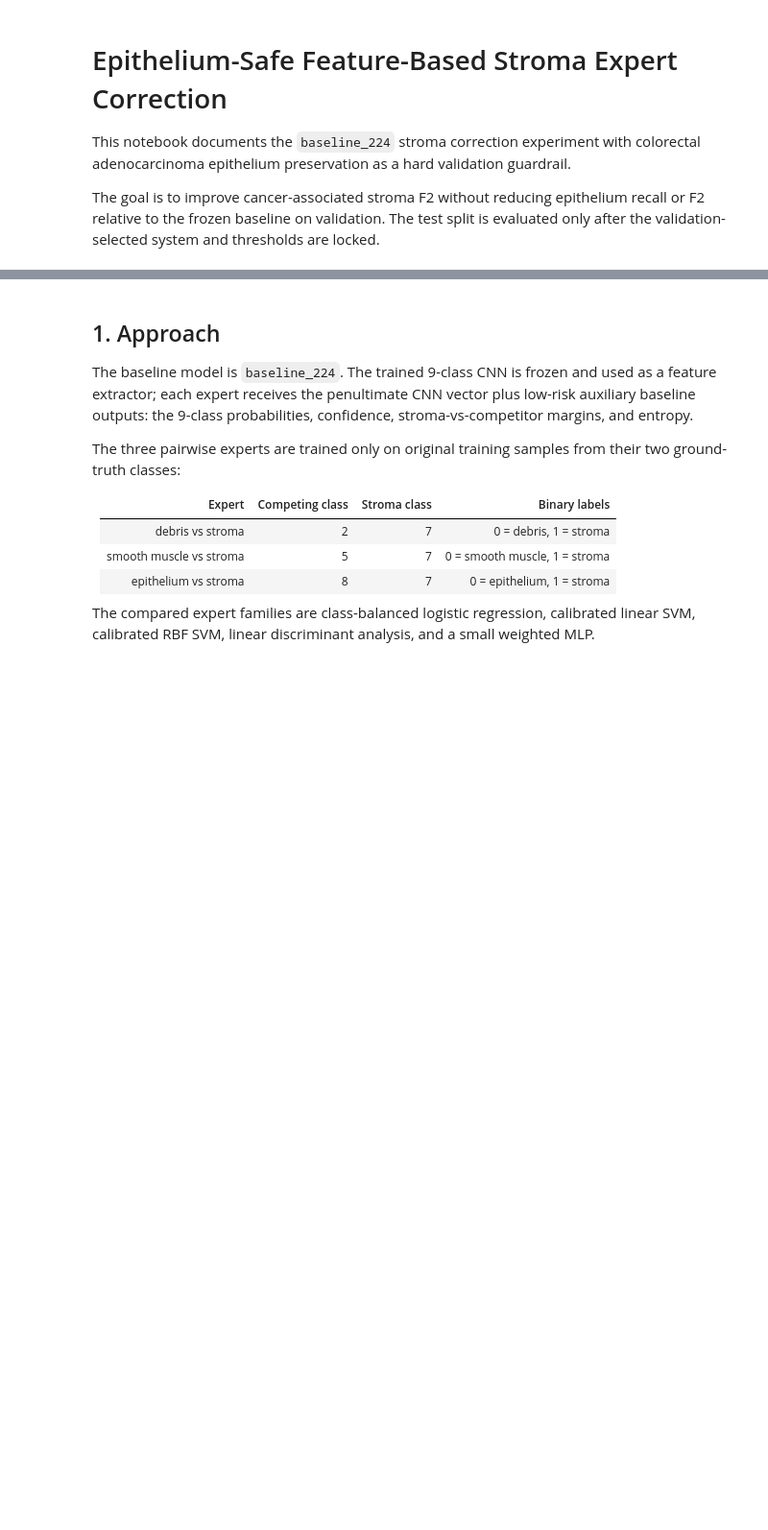
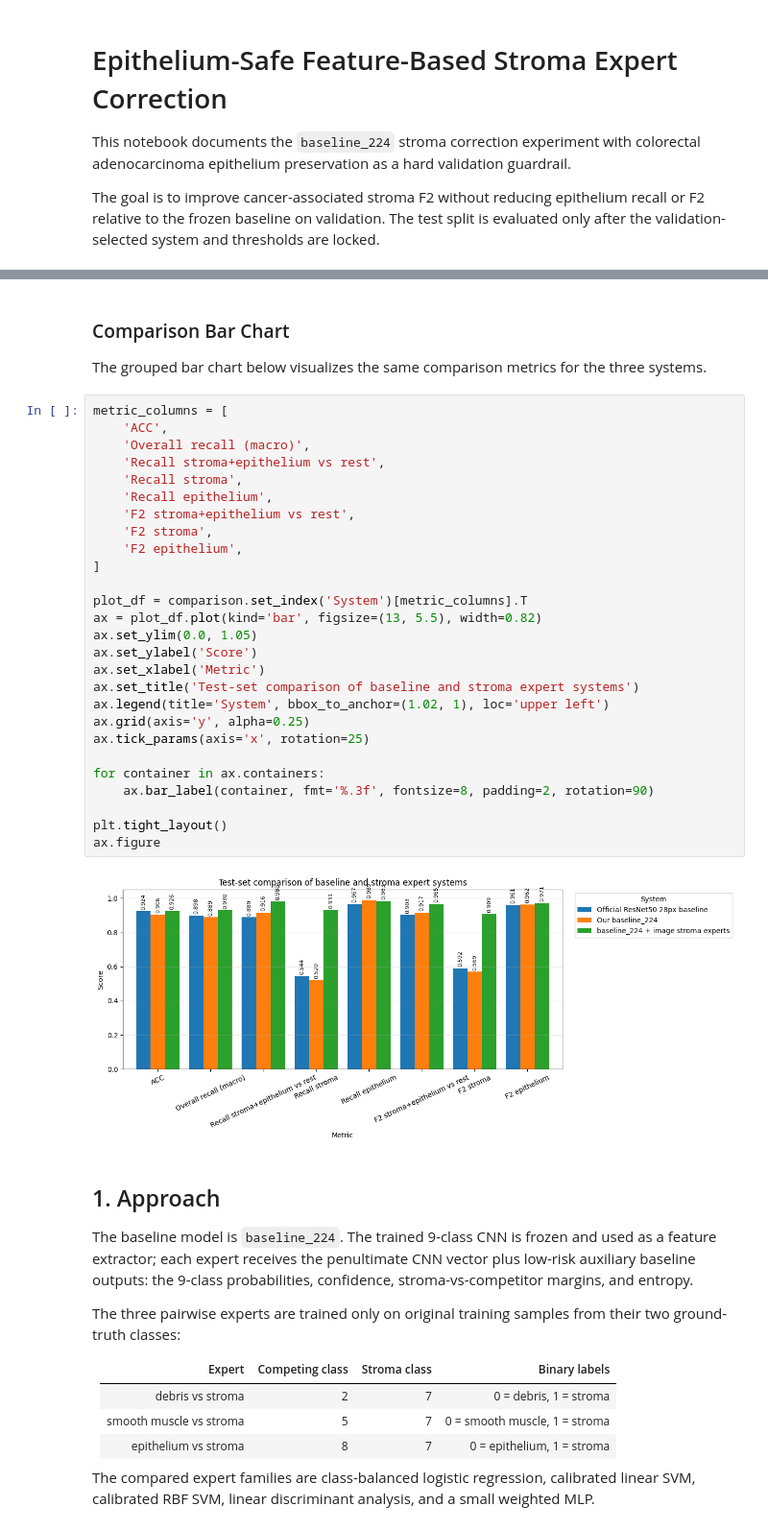
Before and after one commit to nickzerjeski/pathmnist-classification-improvement, a Jupyter notebook: notebooks/feature_stroma_expert_correction.ipynb, the cells around one changed output, grey strips where cells are left out. Shown at 96% size. Saved outputs shown, nothing was run; the diff lists cells and outputs as text; blank space fills up the shorter version.

Commit message:
mixed model metrics

```diff
--- a/notebooks/feature_stroma_expert_correction.ipynb
+++ b/notebooks/feature_stroma_expert_correction.ipynb
@@ -20,3 +116,36 @@ summary = pd.read_csv(RUN_DIR / 'stroma_metrics_summary.csv')
+# %% [markdown]
+### Comparison Bar Chart
+
+The grouped bar chart below visualizes the same comparison metrics for the three systems.
+# %%
+metric_columns = [
+    'ACC',
+    'Overall recall (macro)',
+    'Recall stroma+epithelium vs rest',
+    'Recall stroma',
+    'Recall epithelium',
+    'F2 stroma+epithelium vs rest',
+    'F2 stroma',
+    'F2 epithelium',
+]
+
+plot_df = comparison.set_index('System')[metric_columns].T
+ax = plot_df.plot(kind='bar', figsize=(13, 5.5), width=0.82)
+ax.set_ylim(0.0, 1.05)
+ax.set_ylabel('Score')
+ax.set_xlabel('Metric')
+ax.set_title('Test-set comparison of baseline and stroma expert systems')
+ax.legend(title='System', bbox_to_anchor=(1.02, 1), loc='upper left')
+ax.grid(axis='y', alpha=0.25)
+ax.tick_params(axis='x', rotation=25)
+
+for container in ax.containers:
+    ax.bar_label(container, fmt='%.3f', fontsize=8, padding=2, rotation=90)
+
+plt.tight_layout()
+ax.figure
+# %% [output]
+[figure, added]
 # %% [markdown]
 ## 1. Approach
 
```
Also changed, not shown: parts of 3 cells of this notebook.
